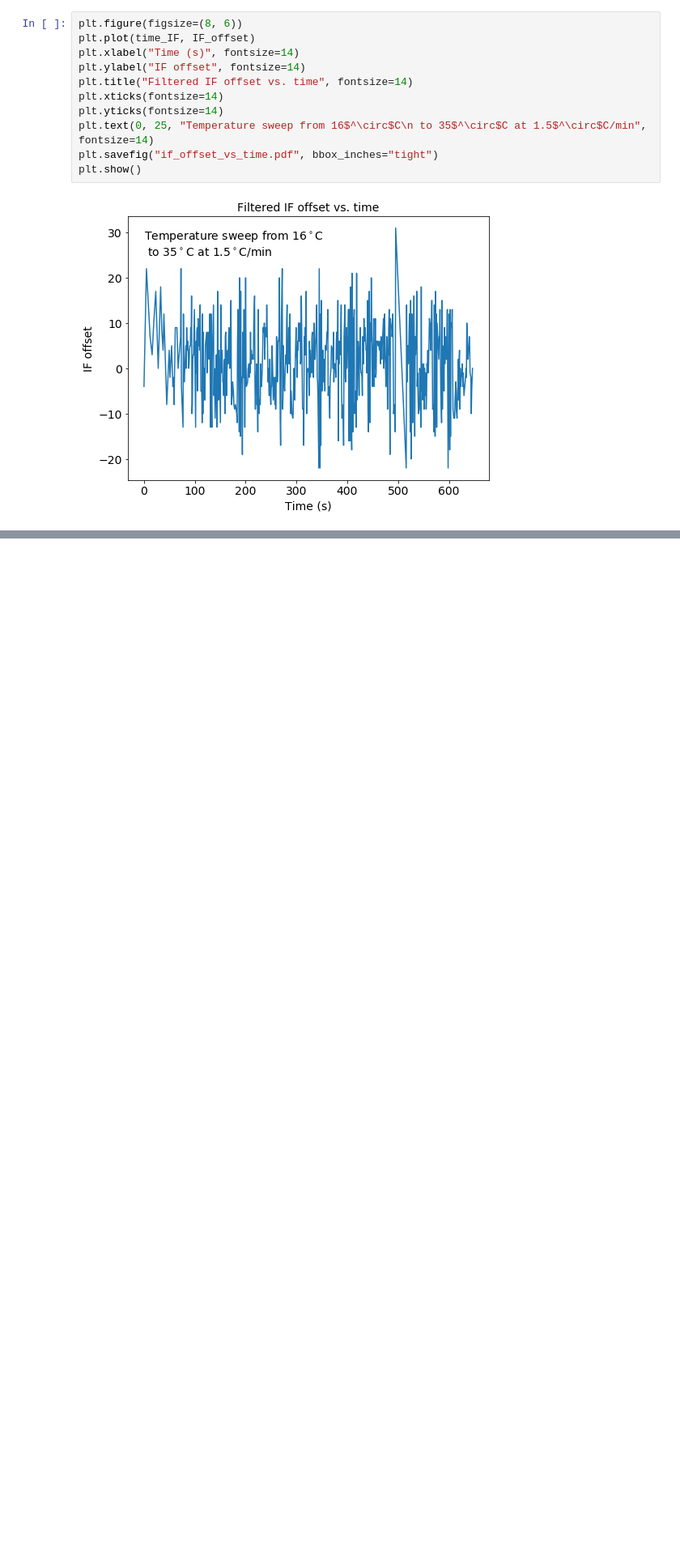
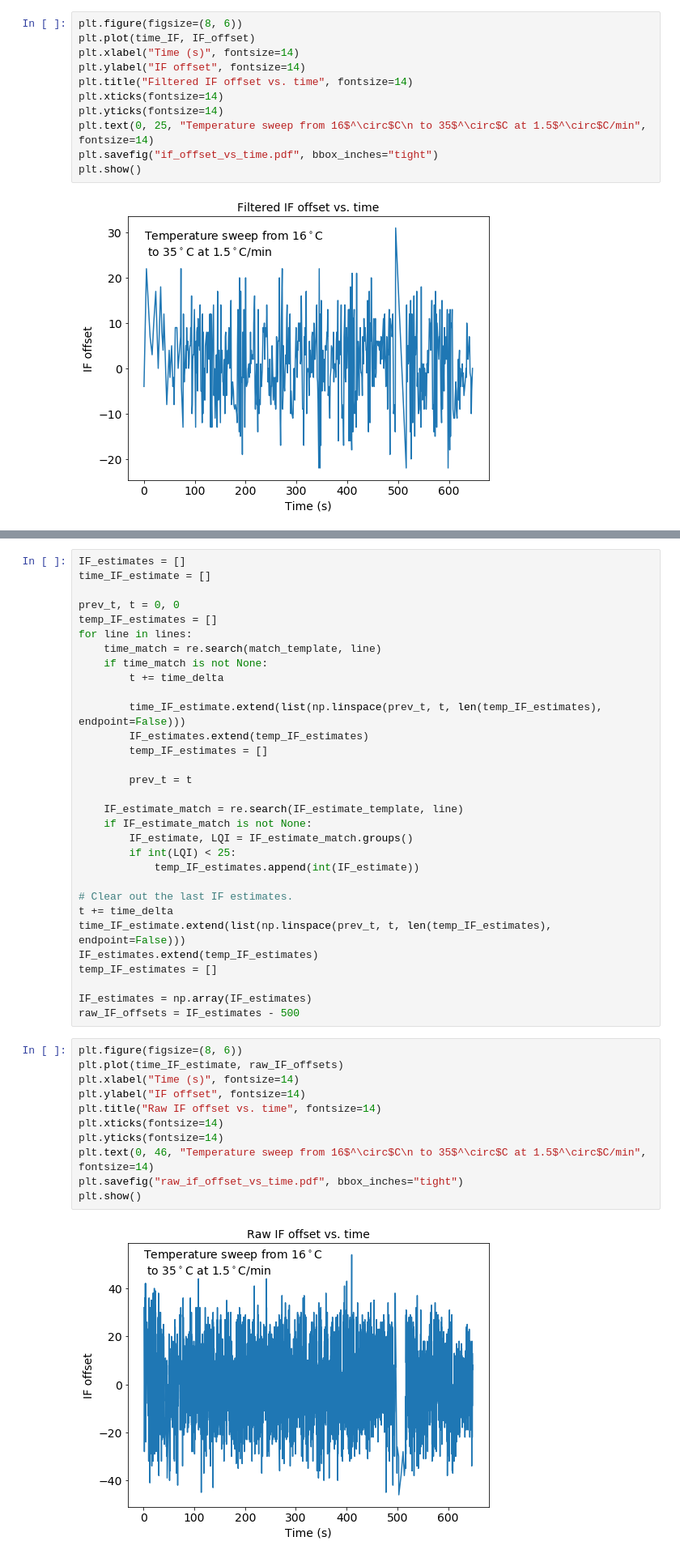
Before and after one commit to cwdao/scum-test-code, a Jupyter notebook: scum/IF_track/IF_track.ipynb, the cells around one changed output, grey strips where cells are left out. Shown at 81% size. Cells and saved outputs as stored; diff of their text form; blank space fills up the shorter version.

Commit message:
Add raw IF offset plot

```diff
--- a/scum/IF_track/IF_track.ipynb
+++ b/scum/IF_track/IF_track.ipynb
@@ -113,0 +124,44 @@ plt.show()
+# %%
+IF_estimates = []
+time_IF_estimate = []
+
+prev_t, t = 0, 0
+temp_IF_estimates = []
+for line in lines:
+    time_match = re.search(match_template, line)
+    if time_match is not None:
+        t += time_delta
+
+        time_IF_estimate.extend(list(np.linspace(prev_t, t, len(temp_IF_estimates), endpoint=False)))
+        IF_estimates.extend(temp_IF_estimates)
+        temp_IF_estimates = []
+
+        prev_t = t
+
+    IF_estimate_match = re.search(IF_estimate_template, line)
+    if IF_estimate_match is not None:
+        IF_estimate, LQI = IF_estimate_match.groups()
+        if int(LQI) < 25:
+            temp_IF_estimates.append(int(IF_estimate))
+
+# Clear out the last IF estimates.
+t += time_delta
+time_IF_estimate.extend(list(np.linspace(prev_t, t, len(temp_IF_estimates), endpoint=False)))
+IF_estimates.extend(temp_IF_estimates)
+temp_IF_estimates = []
+
+IF_estimates = np.array(IF_estimates)
+raw_IF_offsets = IF_estimates - 500
+# %%
+plt.figure(figsize=(8, 6))
+plt.plot(time_IF_estimate, raw_IF_offsets)
+plt.xlabel("Time (s)", fontsize=14)
+plt.ylabel("IF offset", fontsize=14)
+plt.title("Raw IF offset vs. time", fontsize=14)
+plt.xticks(fontsize=14)
+plt.yticks(fontsize=14)
+plt.text(0, 46, "Temperature sweep from 16$^\circ$C\n to 35$^\circ$C at 1.5$^\circ$C/min", fontsize=14)
+plt.savefig("raw_if_offset_vs_time.pdf", bbox_inches="tight")
+plt.show()
+# %% [output]
+[figure, added]
```
Also changed, not shown: parts of 2 cells of this notebook, 4 other files.
